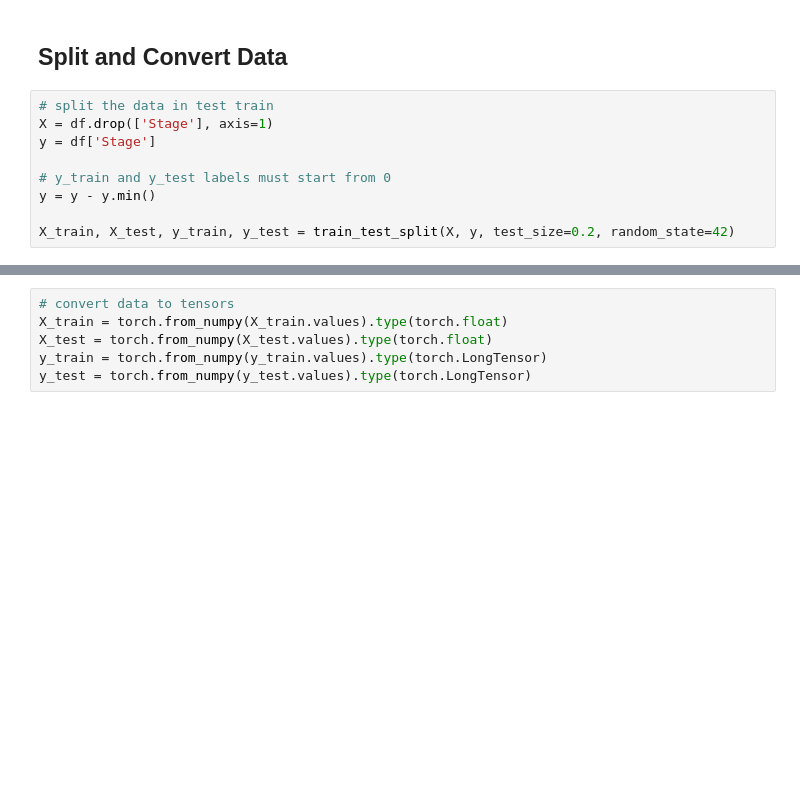
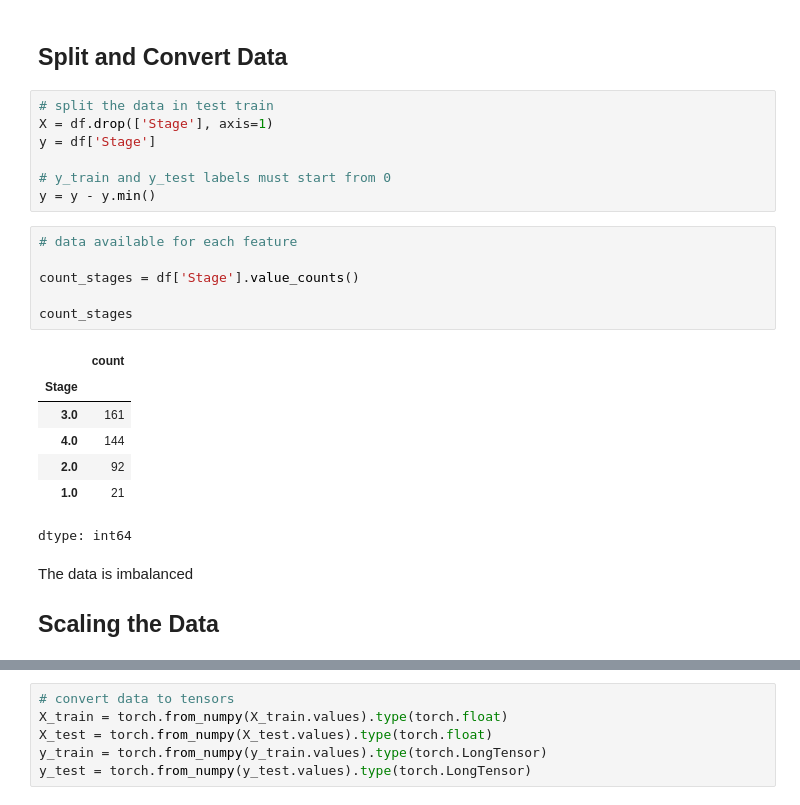
Before and after one commit to yashkathe/Cirrhosis-Prediction, a Jupyter notebook: cirrhosis_prediction_pytorch_batch_sgd.ipynb, the cells around one changed output, grey strips where cells are left out. Saved outputs shown, nothing was run; the diff lists cells and outputs as text; blank space fills up the shorter version.

Commit message:
added data sampling in sgd code

```diff
--- a/cirrhosis_prediction_pytorch_batch_sgd.ipynb
+++ b/cirrhosis_prediction_pytorch_batch_sgd.ipynb
@@ -181,5 +182,21 @@ y = df['Stage']
 
 # y_train and y_test labels must start from 0
 y = y - y.min()
-
-X_train, X_test, y_train, y_test = train_test_split(X, y, test_size=0.2, random_state=42)
+# %%
+# data available for each feature
+
+count_stages = df['Stage'].value_counts()
+
+count_stages
+# %% [output]
+|  | count |
+| Stage |  |
+| 3.0 | 161 |
+| 4.0 | 144 |
+| 2.0 | 92 |
+| 1.0 | 21 |
+dtype: int64
+# %% [markdown]
+The data is imbalanced
+
+## Scaling the Data
```
Also changed, not shown: parts of 13 cells of this notebook.
